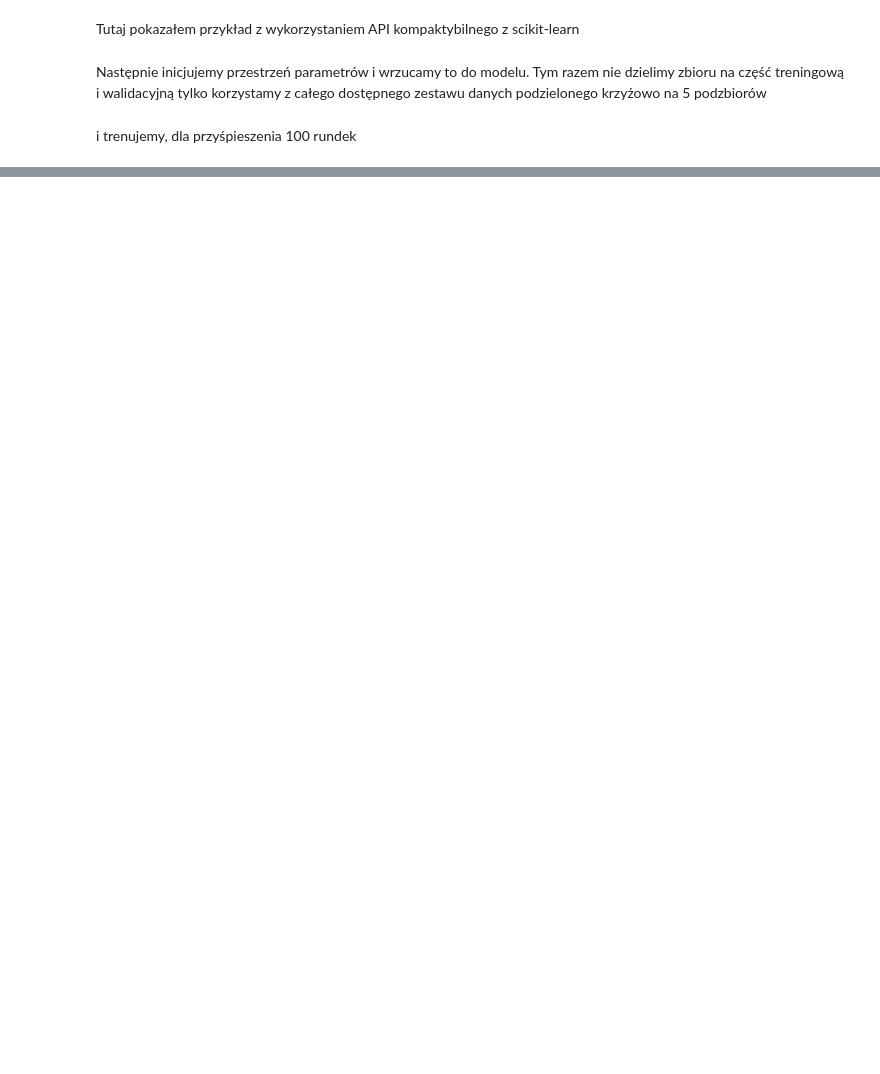
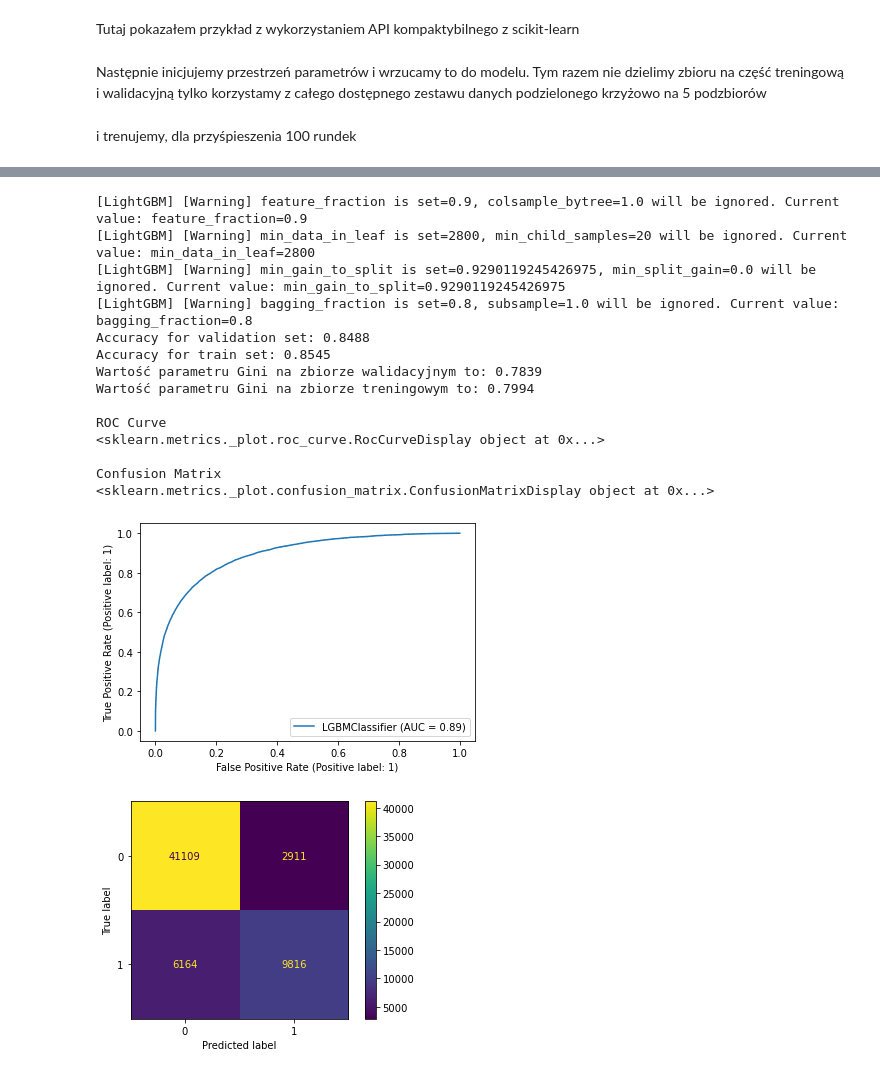
Before and after one commit to krisz17/LightGBM_step_by_step, a Jupyter notebook: API_scikitLearn.ipynb, the cells around one changed output, grey strips where cells are left out. Drawn from its saved outputs; the diff is of its cells as text; code cells hidden in the pictures; blank space fills up the shorter version.

```diff
--- a/API_scikitLearn.ipynb
+++ b/API_scikitLearn.ipynb
@@ -164,55 +107,75 @@ Best params:
 import matplotlib.pyplot as plt
 import lightgbm as lgb
 # dane są nisko niezbalansowane przez co powinniśmy rozpatrzyć losowanie warstwowe
 from sklearn.metrics import accuracy_score
-#from sklearn.metrics import plot_roc_curve
 from sklearn.metrics import RocCurveDisplay
-#from sklearn.metrics import plot_confusion_matrix
 from sklearn.metrics import confusion_matrix, ConfusionMatrixDisplay
 from sklearn.model_selection import train_test_split
 from sklearn.metrics import auc
-
-# dzielimy nasz zbiór na treningowy oraz testowy. Poza tym pamiętajmy, że mamy do dyspozycji
-# zbiór walidacyjny około 200k rekordów
-# ponieważ wybór proporcji próbki na uczącą i walidacyjną może wpłynąć na jakość modelu, powinniśmy
-# rozważyć wrzucenie tego  parametru jako elementu optymalizacji hiperparametrów
+from sklearn.metrics import roc_auc_score
 
 X_train, X_test, y_train, y_test = train_test_split(X, y, test_size = 0.2, shuffle=True, random_state=128262)
 
 # inicjalizujemy model na wymyślonych przeze mnie parametrach (PO BOŻEMU: tu powinny być parametry z Optuny!!!)
-xgb_clf = lgb.LGBMClassifier(max_depth=3,
-                            n_estimators=100,
-                            objective='binary:logistic',
-                            booster='gbtree',
-                            n_jobs=-1,
-                            random_state=1)
+lgb_clf = lgb.LGBMClassifier(learning_rate=0.21349560425607134,
+                             num_leaves=1380,
+                             max_depth=4,
+                             n_estimators=1000,
+                             objective='binary',
+                             min_data_in_leaf = 2800,
+                             reg_alpha = 45,  #L1
+                             reg_lambda = 75,  #L2
+                             min_gain_to_split = 0.9290119245426975,
+                             boosting_type ='gbdt',
+                             bagging_fraction = 0.8,
+                           #  bagging_freq = 1,
+                             feature_fraction = 0.9,
+                             #n_jobs=-1,
+                             random_state=128262)
 
 # uczymy model, korzystamy z API sklearn
-xgb_clf.fit(X_train, y_train)
+lgb_clf.fit(X_train, y_train)
 
 # przeliczamy skoringi na zbiorze testowym aby sprawdzić jakość modelu w rozumieniu interesujących mnie miar
-y_hat = xgb_clf.predict(X_test)
+y_hat = lgb_clf.predict(X_test)
 
-auc_val = roc_auc_score(y_test, xgb_clf.predict_proba(X_test)[:, 1])
-auc_train = roc_auc_score(y_train, xgb_clf.predict_proba(X_train)[:, 1])
+auc_val = roc_auc_score(y_test, lgb_clf.predict_proba(X_test)[:, 1])
+auc_train = roc_auc_score(y_train, lgb_clf.predict_proba(X_train)[:, 1])
 
 print("Accuracy for validation set: {0:.4f}".format(accuracy_score(y_test, y_hat)))
-print("Accuracy for train set: {0:.4f}".format(accuracy_score(y_train, xgb_clf.predict(X_train))))
+print("Accuracy for train set: {0:.4f}".format(accuracy_score(y_train, lgb_clf.predict(X_train))))
 
 print("Wartość parametru Gini na zbiorze walidacyjnym to: {0:.4f}".format(2*auc_val-1)) # Gini = 2*AUC-1
 print("Wartość parametru Gini na zbiorze treningowym to: {0:.4f}".format(2*auc_train-1)) # Gini = 2*AUC-1
 
 print("\nROC Curve")
-print(RocCurveDisplay.from_estimator(xgb_clf, X_test, y_test))
-#RocCurveDisplay.from_estimator(xgb_clf, X_test, y_test)
-#plt.savefig(r"E:\page_ds\XGBoost_step_by_step\foto\2_ROC_cur_clf.png", format="png" , dpi=300, facecolor="White")
+print(RocCurveDisplay.from_estimator(lgb_clf, X_test, y_test))
+#RocCurveDisplay.from_estimator(lgb_clf, X_test, y_test)
+#plt.savefig(os.path.join(pict_path, "3_ROC_cur_clf_scikit.png"), format="png" , dpi=300, facecolor="White")
 
 print("\nConfusion Matrix")
 #print(plot_confusion_matrix(xgb_clf, X_test, y_test))
-cm = confusion_matrix(y_test, y_hat, labels=xgb_clf.classes_)
+cm = confusion_matrix(y_test, y_hat, labels=lgb_clf.classes_)
 disp = ConfusionMatrixDisplay(confusion_matrix=cm,
-                              display_labels=xgb_clf.classes_)
+                              display_labels=lgb_clf.classes_)
 print(disp.plot())
 #wyk = disp.plot()
-#plt.savefig(r"E:\page_ds\XGBoost_step_by_step\foto\1_conf_matrix_clf.png", format="png" , dpi=300, facecolor="White")
-lt.show()
+#plt.savefig(os.path.join(pict_path,"4_conf_matrix_clf_scikit.png"), format="png" , dpi=300, facecolor="White")
+plt.show()
+# %% [output]
+[LightGBM] [Warning] feature_fraction is set=0.9, colsample_bytree=1.0 will be ignored. Current value: feature_fraction=0.9
+[LightGBM] [Warning] min_data_in_leaf is set=2800, min_child_samples=20 will be ignored. Current value: min_data_in_leaf=2800
+[LightGBM] [Warning] min_gain_to_split is set=0.9290119245426975, min_split_gain=0.0 will be ignored. Current value: min_gain_to_split=0.9290119245426975
+[LightGBM] [Warning] bagging_fraction is set=0.8, subsample=1.0 will be ignored. Current value: bagging_fraction=0.8
+Accuracy for validation set: 0.8488
+Accuracy for train set: 0.8545
+Wartość parametru Gini na zbiorze walidacyjnym to: 0.7839
+Wartość parametru Gini na zbiorze treningowym to: 0.7994
+
+ROC Curve
+<sklearn.metrics._plot.roc_curve.RocCurveDisplay object at 0x...>
+
+Confusion Matrix
+<sklearn.metrics._plot.confusion_matrix.ConfusionMatrixDisplay object at 0x...>
+[figure, added]
+[figure, added]
```
Also changed, not shown: parts of 3 cells of this notebook.
